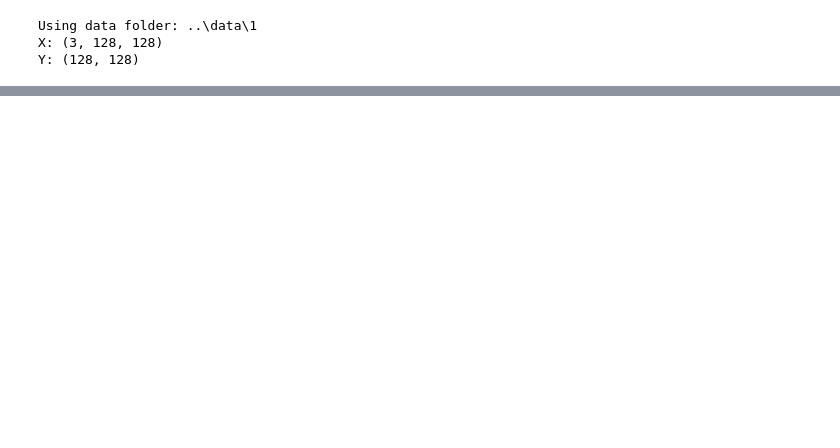
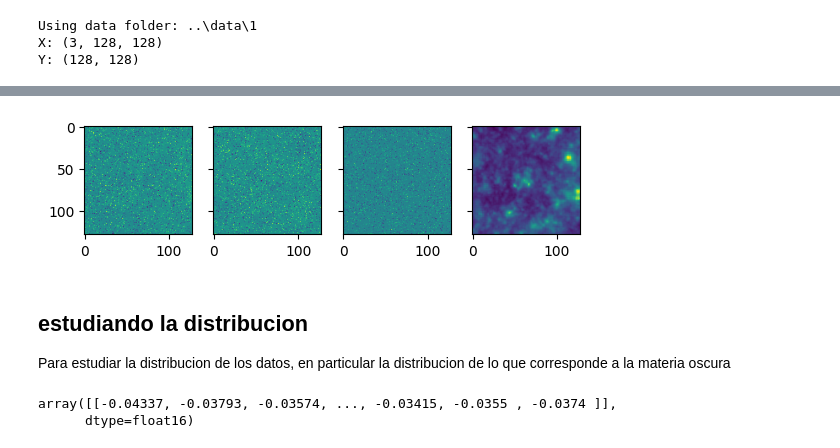
Before and after one commit to fbientrigo/grav_lensing, a Jupyter notebook: final/scripts/visualize_dataset.ipynb, the cells around one changed output, grey strips where cells are left out. Cells and saved outputs as stored; diff of their text form; code cells hidden in the pictures; blank space fills up the shorter version.

Commit message:
visualizacion dataset

```diff
--- a/final/scripts/visualize_dataset.ipynb
+++ b/final/scripts/visualize_dataset.ipynb
@@ -12,9 +14,3 @@ for X, Y in dataset.take(1):  # Solo mostrar los primeros 5 elementos
 Using data folder: ..\data\1
 X: (3, 128, 128)
 Y: (128, 128)
-# %%
-# escribir una funcion que permita visualziar los arreglos
-
-for channel in X:
-    plt.imshow(channel)
-    plt.show()
@@ -24,0 +17,19 @@ for channel in X:
+# %%
+fig, ax = plt.subplots(nrows=1, ncols=4, sharey=True)
+for X, Y in dataset.take(1):  # Solo mostrar los primeros 5 elementos
+    for idx, channel in enumerate(X):
+        ax[idx].imshow(channel)
+    ax[-1].imshow(Y)
+
+plt.show()
+# %% [output]
+[figure, added]
+# %% [markdown]
+## estudiando la distribucion
+Para estudiar la distribucion de los datos, en particular la distribucion de lo que corresponde a la materia oscura
+# %%
+darkm = Y.numpy()
+darkm.flatten() # corresponde a la lista de valores
+# %% [output]
+array([[-0.04337, -0.03793, -0.03574, ..., -0.03415, -0.0355 , -0.0374 ]],
+      dtype=float16)
```
Also changed, not shown: parts of 7 cells of this notebook, 2 other files.
